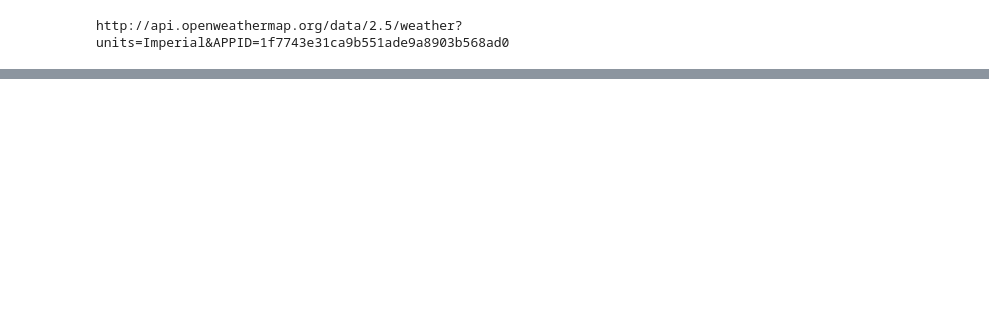
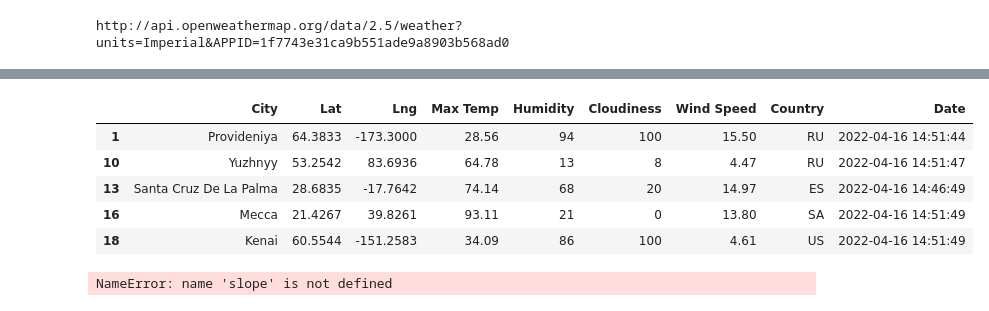
Before and after one commit to AnureetKaurVirdi/World_Weather_Analysis, a Jupyter notebook: WeatherPy.ipynb, the cells around one changed output, grey strips where cells are left out. Saved outputs shown, nothing was run; the diff lists cells and outputs as text; code cells hidden in the pictures; blank space fills up the shorter version.

```diff
--- a/WeatherPy.ipynb
+++ b/WeatherPy.ipynb
@@ -233,0 +262,9 @@ plt.show()
+# %%
+city_data_df.loc[(city_data_df["Lat"] >= 0)].head()
+# %% [output]
+|  | City | Lat | Lng | Max Temp | Humidity | Cloudiness | Wind Speed | Country | Date |
+| 1 | Provideniya | 64.3833 | -173.3000 | 28.56 | 94 | 100 | 15.50 | RU | 2022-04-16 14:51:44 |
+| 10 | Yuzhnyy | 53.2542 | 83.6936 | 64.78 | 13 | 8 | 4.47 | RU | 2022-04-16 14:51:47 |
+| 13 | Santa Cruz De La Palma | 28.6835 | -17.7642 | 74.14 | 68 | 20 | 14.97 | ES | 2022-04-16 14:46:49 |
+| 16 | Mecca | 21.4267 | 39.8261 | 93.11 | 21 | 0 | 13.80 | SA | 2022-04-16 14:51:49 |
+| 18 | Kenai | 60.5544 | -151.2583 | 34.09 | 86 | 100 | 4.61 | US | 2022-04-16 14:51:49 |
@@ -233,0 +275,10 @@ plt.show()
+# %%
+# Linear regression on the Northern Hemisphere
+x_values = northern_hemi_df["Lat"]
+y_values = northern_hemi_df["Max Temp"]
+# Call the function.
+plot_linear_regression(x_values, y_values,
+                       'Linear Regression on the Northern Hemisphere \
+                        for Maximum Temperature', 'Max Temp',(10,40))
+# %% [output]
+NameError: name 'slope' is not defined
```
Also changed, not shown: parts of 9 cells of this notebook, 6 other files.
